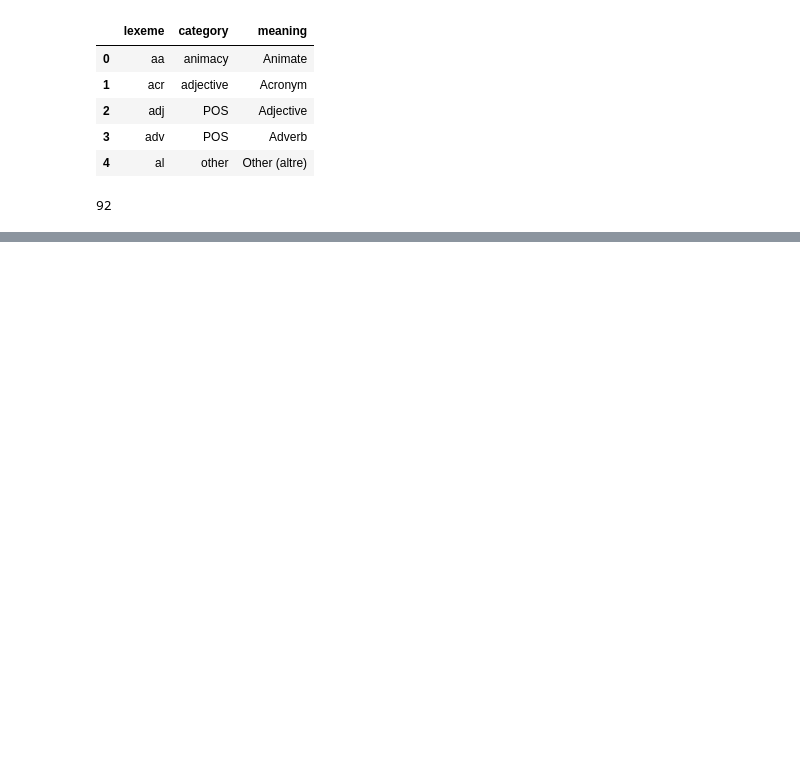
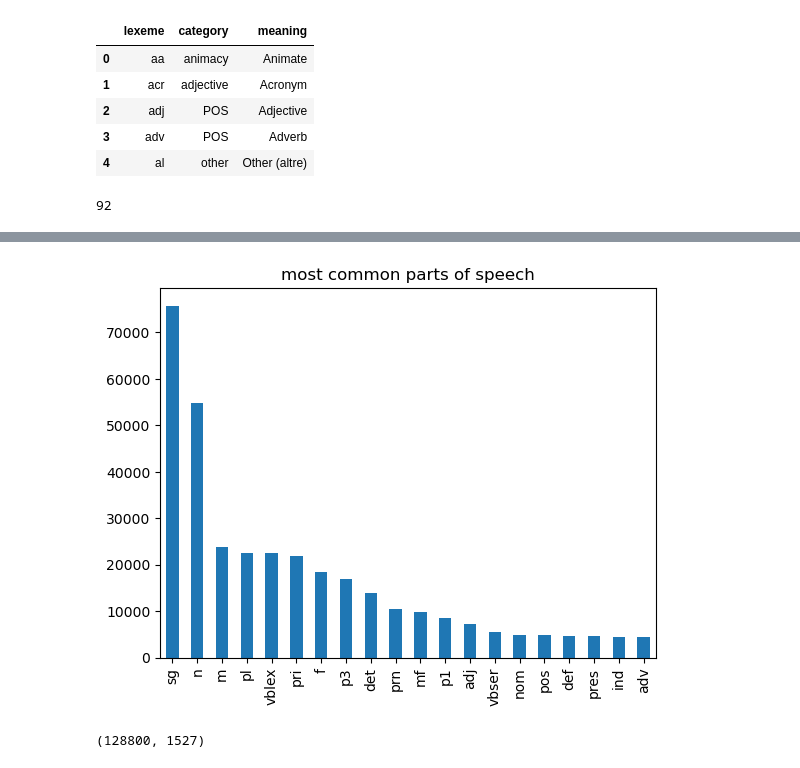
Before and after one commit to project-palooza/spaced_repetition, a Jupyter notebook: v0.ipynb, the cells around one changed output, grey strips where cells are left out. Cells and saved outputs as stored; diff of their text form; code cells hidden in the pictures; blank space fills up the shorter version.

```diff
--- a/v0.ipynb
+++ b/v0.ipynb
@@ -4,7 +4,7 @@ import pandas as pd
 import matplotlib.pyplot as plt
 # %%
 import random
-p = 0.1  # 10% of the lines
+p = 0.01  # 1% of the lines
 # keep the header, then take only 10% of lines
 # if random from [0,1] interval is greater than 0.1 the row will be skipped
 df = pd.read_csv(
@@ -161,0 +127,7 @@ Name: lexeme_string, Length: 1285720, dtype: object
+# %%
+df['lexeme_string'] = df['lexeme_string'].apply(extract_right_of_lt)
+df['lexeme_string'] = df['lexeme_string'].str.replace("<"," ")
+df['lexeme_string'] = df['lexeme_string'].str.replace(">","")
+df['lexeme_string'] = df['lexeme_string'].str.replace("*","")
+df['lexeme_string'] = df['lexeme_string'].str.replace("/","")
+df['lexeme_string']
@@ -162,5 +147,6 @@ Name: lexeme_string, Length: 1285720, dtype: object
 # %%
 from sklearn.feature_extraction.text import CountVectorizer
 
-vectorizer = CountVectorizer()
-vectorized_words = vectorizer.fit_transform(words)
+vectorizer = CountVectorizer(tokenizer=lambda x: x.split(), binary=True)
+vectorized_words = vectorizer.fit_transform(df['lexeme_string'])
+vectorized_df = pd.DataFrame(vectorized_words.toarray(), columns=vectorizer.get_feature_names_out(), index=df.index)
@@ -174,0 +182,16 @@ len(vectorizer.get_feature_names_out())
+# %%
+# curious about most common parts of speech.
+# how different parts of speech correspond to rate of correct responses
+
+#
+vectorized_df.sum().sort_values(ascending=False)[0:20].plot(kind = "bar",title="most common parts of speech")
+plt.show()
+# %% [output]
+[figure, added]
+# %%
+# p_recall
+
+df = pd.concat([df,vectorized_df],axis=1)
+df.shape
+# %% [output]
+(128800, 1527)
```
Also changed, not shown: parts of 20 cells of this notebook, 1 other file.
